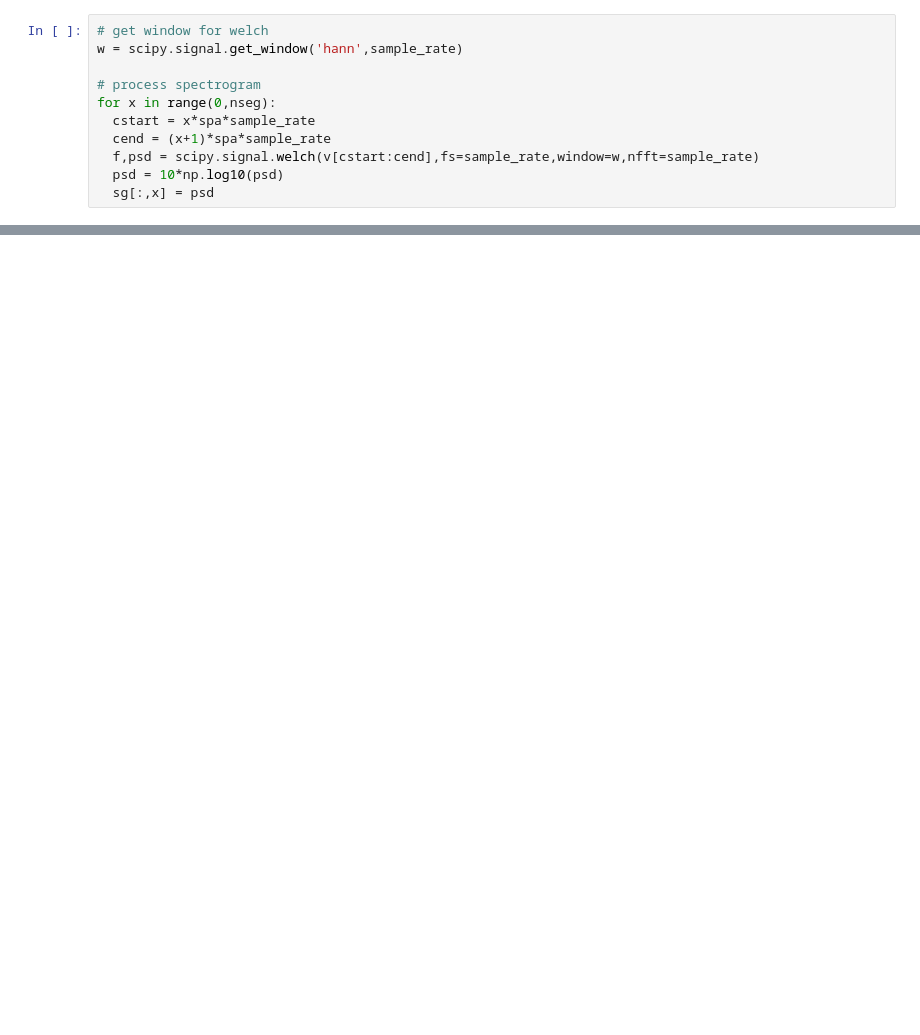
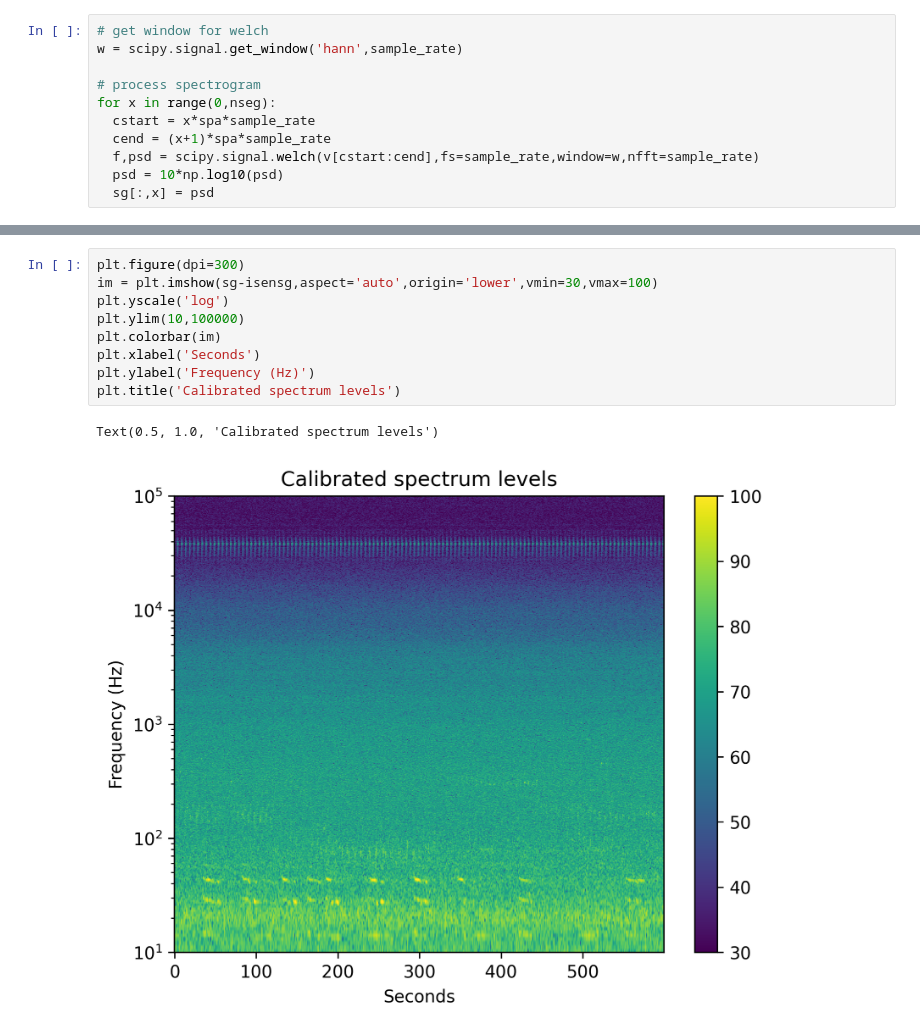
Before and after one commit to oceanhackweek/ohw23-proj-pamproject, a Jupyter notebook: California_PAM_data_online.ipynb, the cells around one changed output, grey strips where cells are left out. Saved outputs shown, nothing was run; the diff lists cells and outputs as text; blank space fills up the shorter version.

```diff
--- a/California_PAM_data_online.ipynb
+++ b/California_PAM_data_online.ipynb
@@ -90,0 +155,12 @@ for x in range(0,nseg):
+# %%
+plt.figure(dpi=300)
+im = plt.imshow(sg-isensg,aspect='auto',origin='lower',vmin=30,vmax=100)
+plt.yscale('log')
+plt.ylim(10,100000)
+plt.colorbar(im)
+plt.xlabel('Seconds')
+plt.ylabel('Frequency (Hz)')
+plt.title('Calibrated spectrum levels')
+# %% [output]
+Text(0.5, 1.0, 'Calibrated spectrum levels')
+[figure, added]
```
Also changed, not shown: parts of 9 cells of this notebook.
